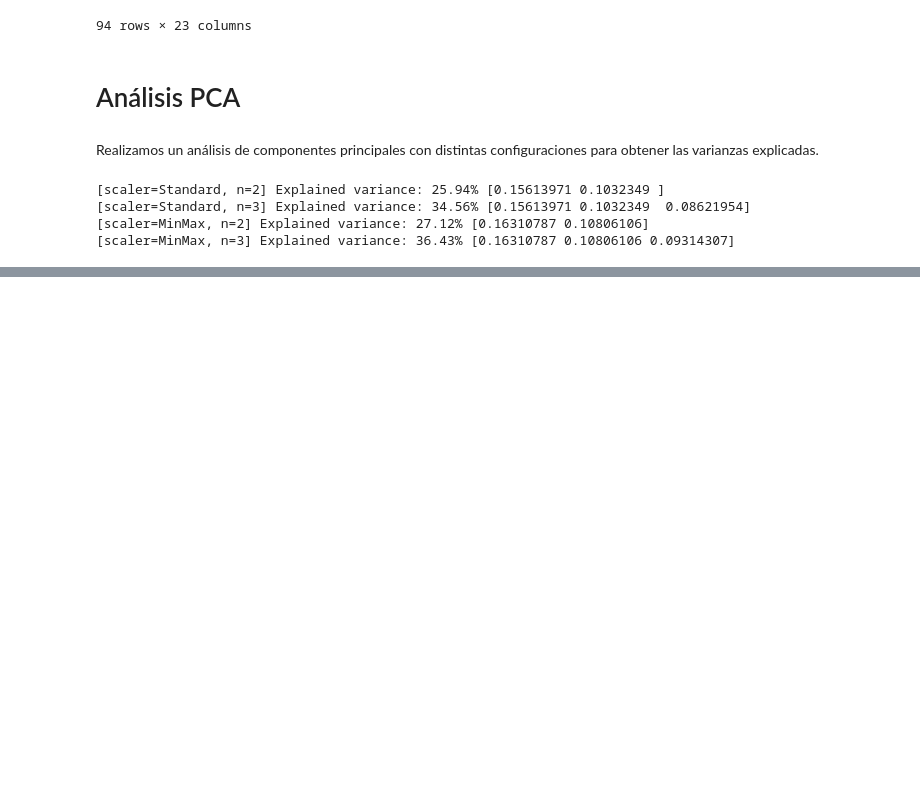
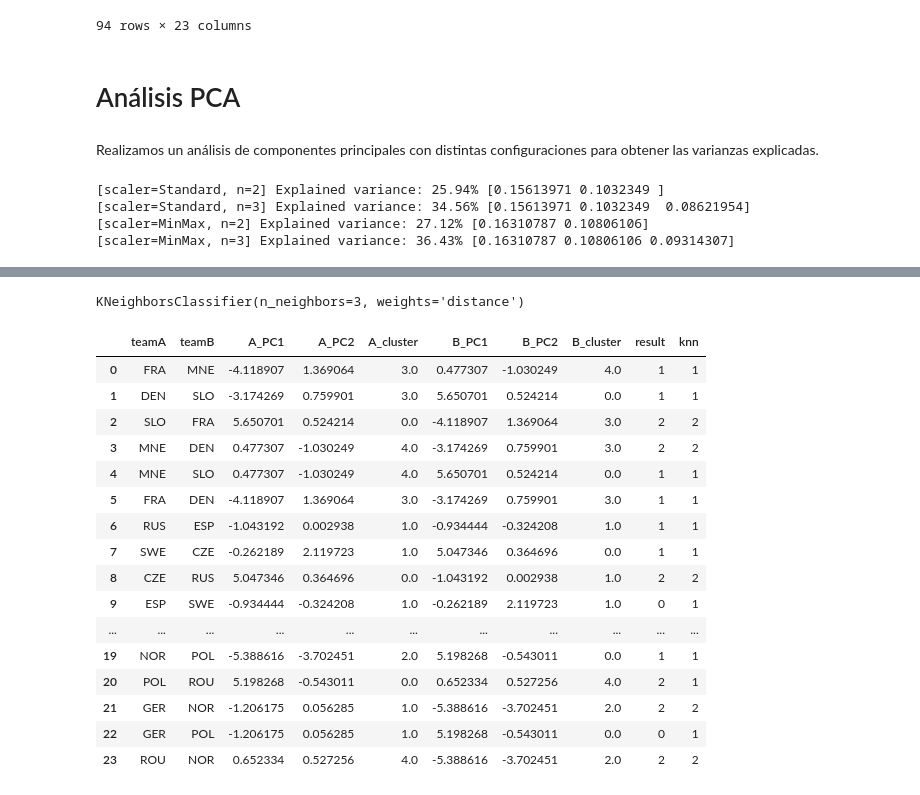
Before and after one commit to AlbertoVelascoMata/course.dsi, a Jupyter notebook: notebooks/Prediction_Testing.ipynb, the cells around one changed output, grey strips where cells are left out. Drawn from its saved outputs; the diff is of its cells as text; code cells hidden in the pictures; blank space fills up the shorter version.

```diff
--- a/notebooks/Prediction_Testing.ipynb
+++ b/notebooks/Prediction_Testing.ipynb
@@ -232,0 +311,20 @@ for scaler_name, scaler in zip(scaler_names, scalers):
+# %%
+team_features = ['PC1', 'PC2', 'cluster']
+
+def generate_data(matches, teams_df):
+    data = []
+    for match in matches:
+        teamA, teamB, result = match
+
+        teamA_data = teams_df.loc[teams_df['Team'] == teamA][team_features].values.tolist()[0]
+        teamB_data = teams_df.loc[teams_df['Team'] == teamB][team_features].values.tolist()[0]
+
+        data.append([teamA, teamB, *teamA_data, *teamB_data, result])
+
+    return pd.DataFrame(data=data,
+                        columns=['teamA', 'teamB', *[f'A_{f}' for f in team_features], *[f'B_{f}' for f in team_features], 'result'])
+# %%
+train_df = generate_data(train_matches, teams_df)
+test_df = generate_data(test_matches, teams_df)
+
+test_df
@@ -232,0 +349,30 @@ for scaler_name, scaler in zip(scaler_names, scalers):
+# %%
+from sklearn import neighbors
+clf = neighbors.KNeighborsClassifier(3, weights='distance')
+clf.fit(train_df[['A_PC1', 'A_PC2', 'A_cluster', 'B_PC1', 'B_PC2', 'B_cluster']], train_df['result'])
+# %% [output]
+KNeighborsClassifier(n_neighbors=3, weights='distance')
+# %%
+pred = clf.predict(test_df[['A_PC1', 'A_PC2', 'A_cluster', 'B_PC1', 'B_PC2', 'B_cluster']])
+# %%
+pred_df = test_df.copy()
+pred_df['knn'] = pred
+pred_df
+# %% [output]
+|  | teamA | teamB | A_PC1 | A_PC2 | A_cluster | B_PC1 | B_PC2 | B_cluster | result | knn |
+| 0 | FRA | MNE | -4.118907 | 1.369064 | 3.0 | 0.477307 | -1.030249 | 4.0 | 1 | 1 |
+| 1 | DEN | SLO | -3.174269 | 0.759901 | 3.0 | 5.650701 | 0.524214 | 0.0 | 1 | 1 |
+| 2 | SLO | FRA | 5.650701 | 0.524214 | 0.0 | -4.118907 | 1.369064 | 3.0 | 2 | 2 |
+| 3 | MNE | DEN | 0.477307 | -1.030249 | 4.0 | -3.174269 | 0.759901 | 3.0 | 2 | 2 |
+| 4 | MNE | SLO | 0.477307 | -1.030249 | 4.0 | 5.650701 | 0.524214 | 0.0 | 1 | 1 |
+| 5 | FRA | DEN | -4.118907 | 1.369064 | 3.0 | -3.174269 | 0.759901 | 3.0 | 1 | 1 |
+| 6 | RUS | ESP | -1.043192 | 0.002938 | 1.0 | -0.934444 | -0.324208 | 1.0 | 1 | 1 |
+| 7 | SWE | CZE | -0.262189 | 2.119723 | 1.0 | 5.047346 | 0.364696 | 0.0 | 1 | 1 |
+| 8 | CZE | RUS | 5.047346 | 0.364696 | 0.0 | -1.043192 | 0.002938 | 1.0 | 2 | 2 |
+| 9 | ESP | SWE | -0.934444 | -0.324208 | 1.0 | -0.262189 | 2.119723 | 1.0 | 0 | 1 |
+| ... | ... | ... | ... | ... | ... | ... | ... | ... | ... | ... |
+| 19 | NOR | POL | -5.388616 | -3.702451 | 2.0 | 5.198268 | -0.543011 | 0.0 | 1 | 1 |
+| 20 | POL | ROU | 5.198268 | -0.543011 | 0.0 | 0.652334 | 0.527256 | 4.0 | 2 | 1 |
+| 21 | GER | NOR | -1.206175 | 0.056285 | 1.0 | -5.388616 | -3.702451 | 2.0 | 2 | 2 |
+| 22 | GER | POL | -1.206175 | 0.056285 | 1.0 | 5.198268 | -0.543011 | 0.0 | 0 | 1 |
+| 23 | ROU | NOR | 0.652334 | 0.527256 | 4.0 | -5.388616 | -3.702451 | 2.0 | 2 | 2 |
```
Also changed, not shown: parts of 10 cells of this notebook, 1 other file.
